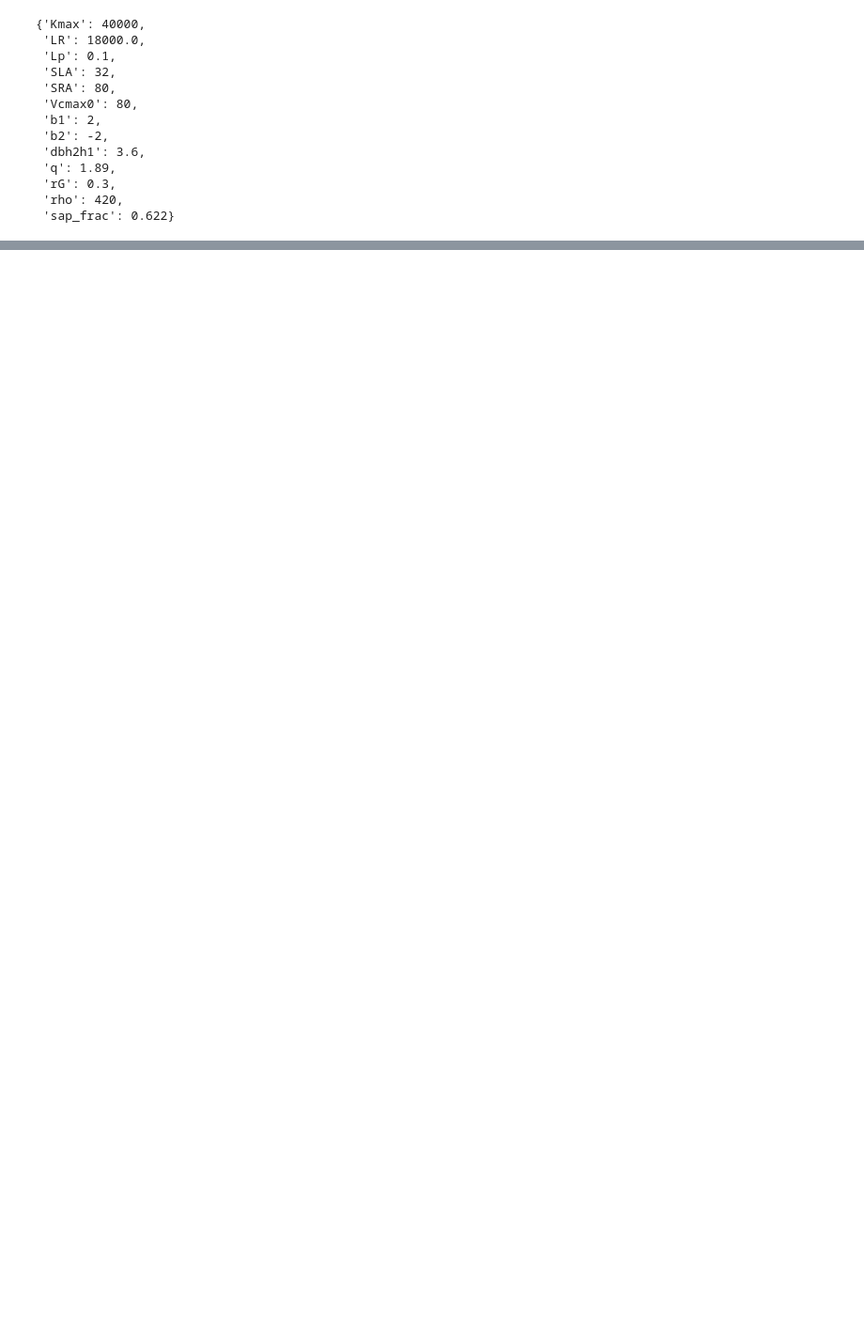
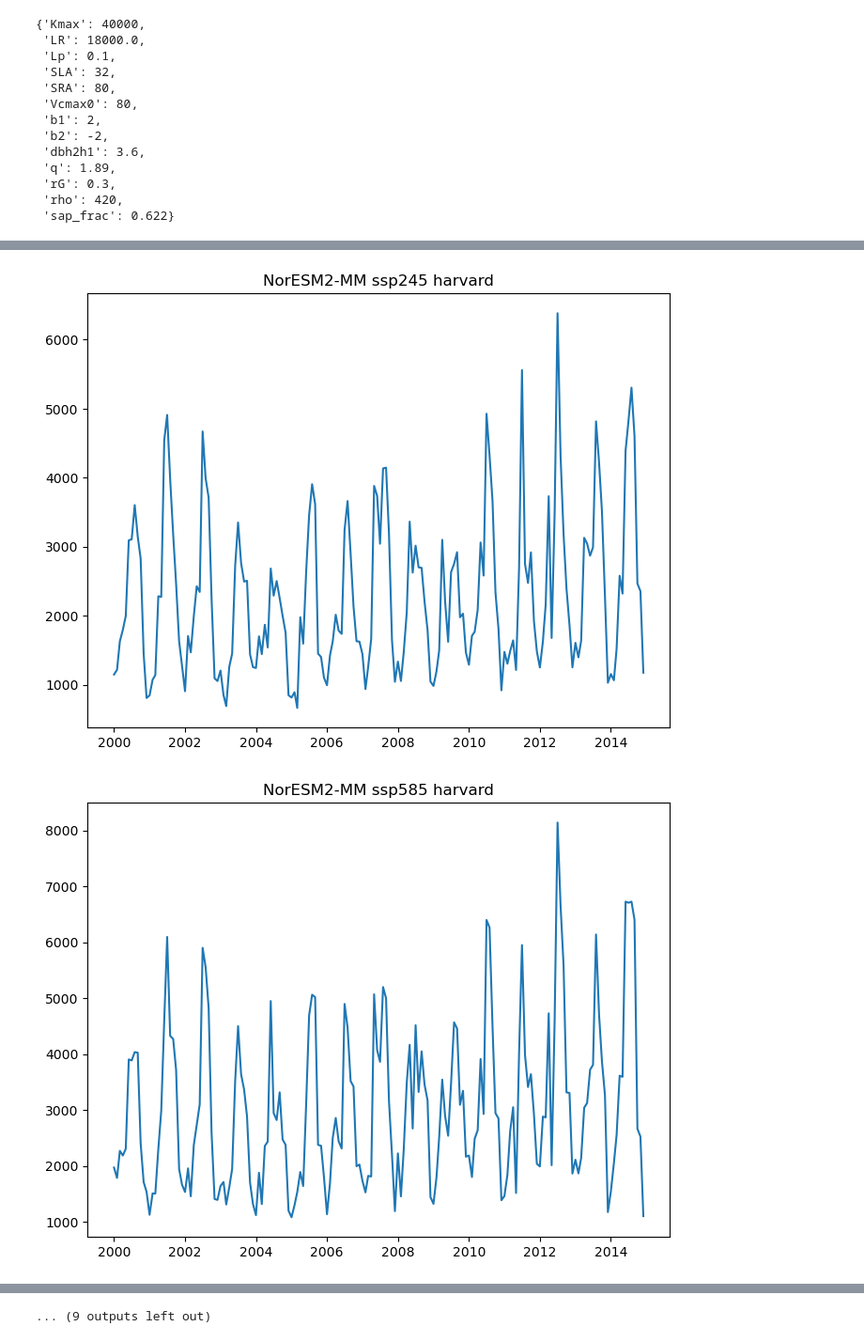
Before and after one commit to ShadmanAmin/CMIP_anomaly_HOTTER, a Jupyter notebook: cmip_classproject.ipynb, the cells around one changed output, grey strips where cells are left out. Shown at 94% size. Cells and saved outputs as stored; diff of their text form; code cells hidden in the pictures; blank space fills up the shorter version.

```diff
--- a/cmip_classproject.ipynb
+++ b/cmip_classproject.ipynb
@@ -923,0 +927,22 @@ plt.plot(df_output['time'], df_output['D'])
+# %%
+for model in combined_df['model'].unique():
+    for location in combined_df['location'].unique():
+        for scenario in combined_df['scenario'].unique():
+            if model == 'GLDAS' and scenario != 'Observation':
+                continue  # Skip non-'Observation' scenarios for 'GLDAS'
+            elif model != 'GLDAS' and scenario == 'Observation':
+                continue  # Skip 'Observation' scenario for models other than 'GLDAS'
+            filtered = combined_df[
+                (combined_df['model'] == model) &
+                (combined_df['location'] == location) &
+                (combined_df['scenario'] == scenario)
+            ]
+            if model == 'GLDAS':
+                filtered['D'] *= 100
+            plt.figure(figsize=(8,6))
+            plt.plot(filtered['time'], filtered['D'])
+            plt.title(f'{model} {scenario} {location}')
+            plt.show()
+# %% [output]
+[figure, added]
+[figure, added]
@@ -923,0 +959 @@ plt.plot(df_output['time'], df_output['D'])
+... (9 outputs left out)
```
Also changed, not shown: parts of 20 cells of this notebook, 16 other files.
